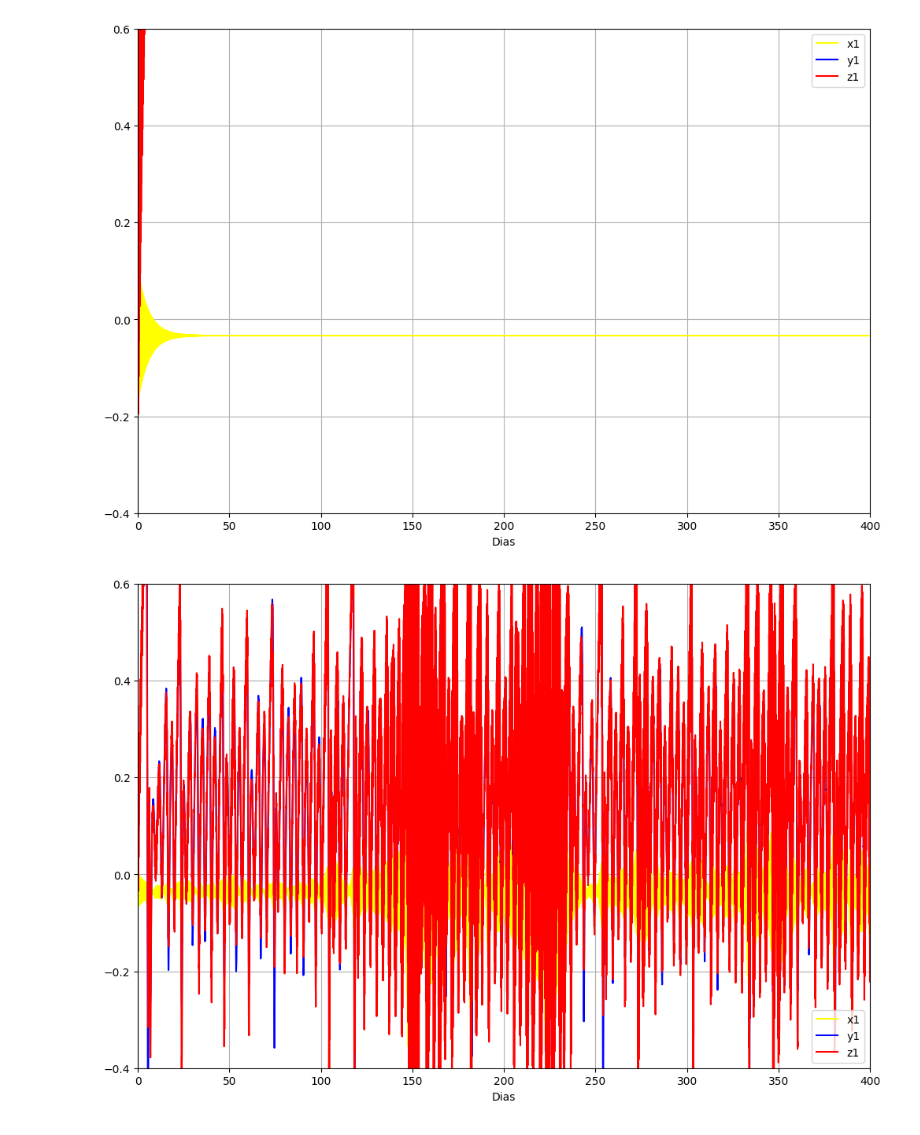
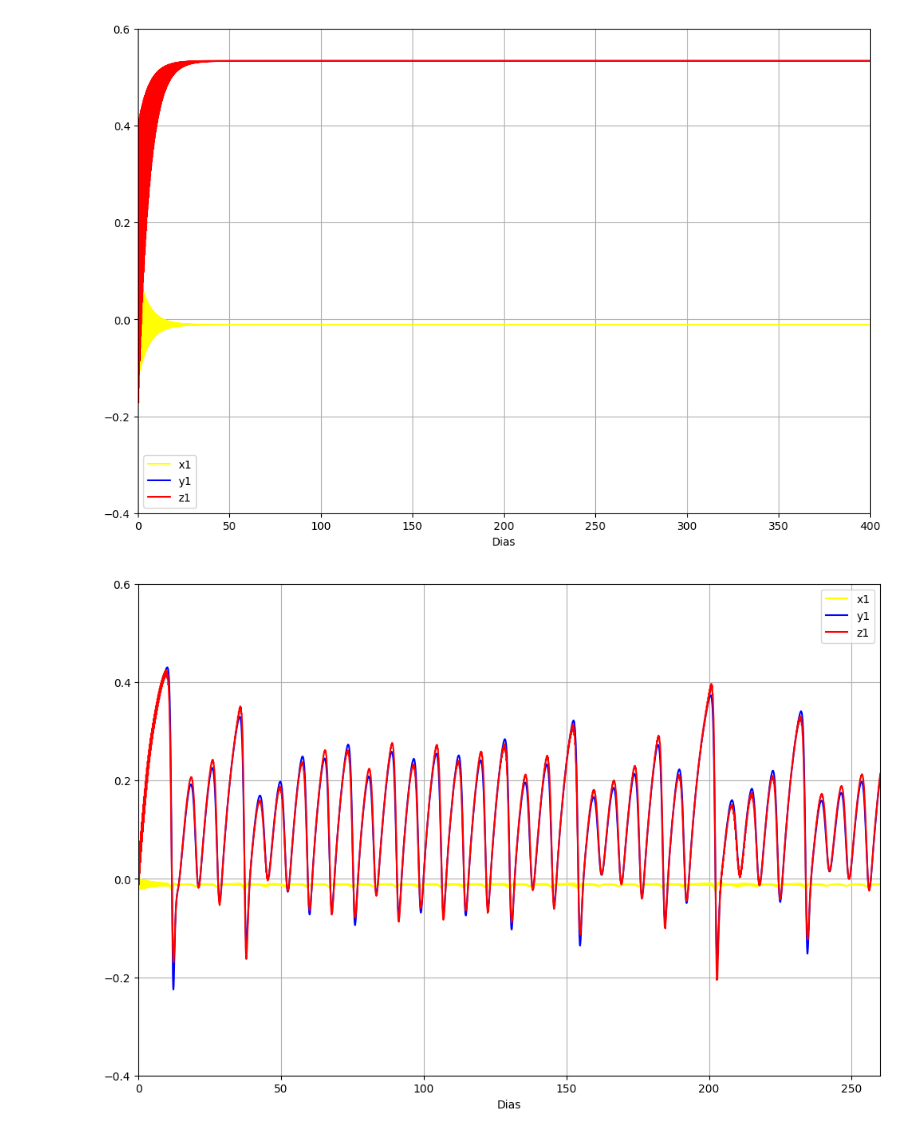
Before and after one commit to lucasamtaylor01/Lorenz80, a Jupyter notebook: 01_src/simulations.ipynb, the cells around one changed output. Saved outputs shown, nothing was run; the diff lists cells and outputs as text; code cells hidden in the pictures.

```diff
--- a/01_src/simulations.ipynb
+++ b/01_src/simulations.ipynb
@@ -15,7 +15,7 @@ c = math.sqrt(
 
 f_inv = 10800
 vetor_h = [-1, 0, 0]
-vetor_f = [0.3027, 0, 0]
+vetor_f = [0.1, 0, 0]
 g_0 = 8
 kappa_0 = 1 / 48
 nu_0 = kappa_0
@@ -127,19 +127,49 @@ def plot2d(t, x, y, z, dias):
 
 def plot_y2y3(y):
     plt.figure(figsize=(12, 4))  # Formato mais largo e menos alto
-    plt.plot(y[:, 2], y[:, 1], "r-", linewidth=0.5)  # Mudando para linha vermelha (r)
+    plt.plot(y[:, 2], y[:, 1], "r-", linewidth=1)  # Mudando para linha vermelha (r)
     plt.xlabel("y3")
     plt.ylabel("y2")
     plt.grid(True, linestyle="--", alpha=0.3)  # Grid sutil
     plt.title("L80 Attractor")
 
     # Ajustando os limites dos eixos
-    plt.xlim(-0.6, 0.6)
-    plt.ylim(-1.5, 1.5)
+    plt.xlim(-0.3, 0.3)
+    plt.ylim(-0.5, 0.5)
 
     # Mantendo a proporção do gráfico
     plt.gca().set_aspect("auto")
 
+
+def plot_y1y3(y):
+    plt.figure(figsize=(12, 4))  # Formato mais largo e menos alto
+    plt.plot(y[:, 0], y[:, 2], "r-", linewidth=1)  # Mudando para linha vermelha (r)
+    plt.xlabel("y1")
+    plt.ylabel("y3")
+    plt.grid(True, linestyle="--", alpha=0.3)  # Grid sutil
+    plt.title("L80 Attractor")
+
+    # Ajustando os limites dos eixos
+    plt.xlim(-0.3, 0.6)
+    plt.ylim(-0.3, 0.3)
+
+    # Mantendo a proporção do gráfico
+    plt.gca().set_aspect("auto")
+
+def plot_y3y1(y):
+    plt.figure(figsize=(12, 4))  # Formato mais largo e menos alto
+    plt.plot(y[:, 2], y[:, 0], "r-", linewidth=1)  # Mudando para linha vermelha (r)
+    plt.xlabel("y3")
+    plt.ylabel("y1")
+    plt.grid(True, linestyle="--", alpha=0.3)  # Grid sutil
+    plt.title("L80 Attractor")
+
+    # Ajustando os limites dos eixos
+    plt.ylim(-0.25, 0.5)
+    plt.xlim(-0.25, 0.25)
+
+    # Mantendo a proporção do gráfico
+    plt.gca().set_aspect("auto")
 
 def main():
     # Condições iniciais - dia 01
@@ -170,10 +200,12 @@ def main():
     z_hardley_inicial = [z1, 10 ** (-5), 0]
 
     t_hardley, x_hardley, y_hardley, z_hardley = runge_kutta(
-        x_hardley_inicial, y_hardley_inicial, z_hardley_inicial, 400
+        x_hardley_inicial, y_hardley_inicial, z_hardley_inicial, 260
     )
-    plot2d(t_hardley, x_hardley, y_hardley, z_hardley, 400)
+    plot2d(t_hardley, x_hardley, y_hardley, z_hardley, 260)
     plot_y2y3(y_hardley)
+    plot_y1y3(y_hardley)
+    plot_y3y1(y_hardley)
 
 
 if __name__ == "__main__":
@@ -183,2 +215,2 @@ if __name__ == "__main__":
-[figure, old version]
+[figure, new version]
-[figure, old version]
+[figure, new version]
```
Also changed, not shown: parts of 2 cells of this notebook.
